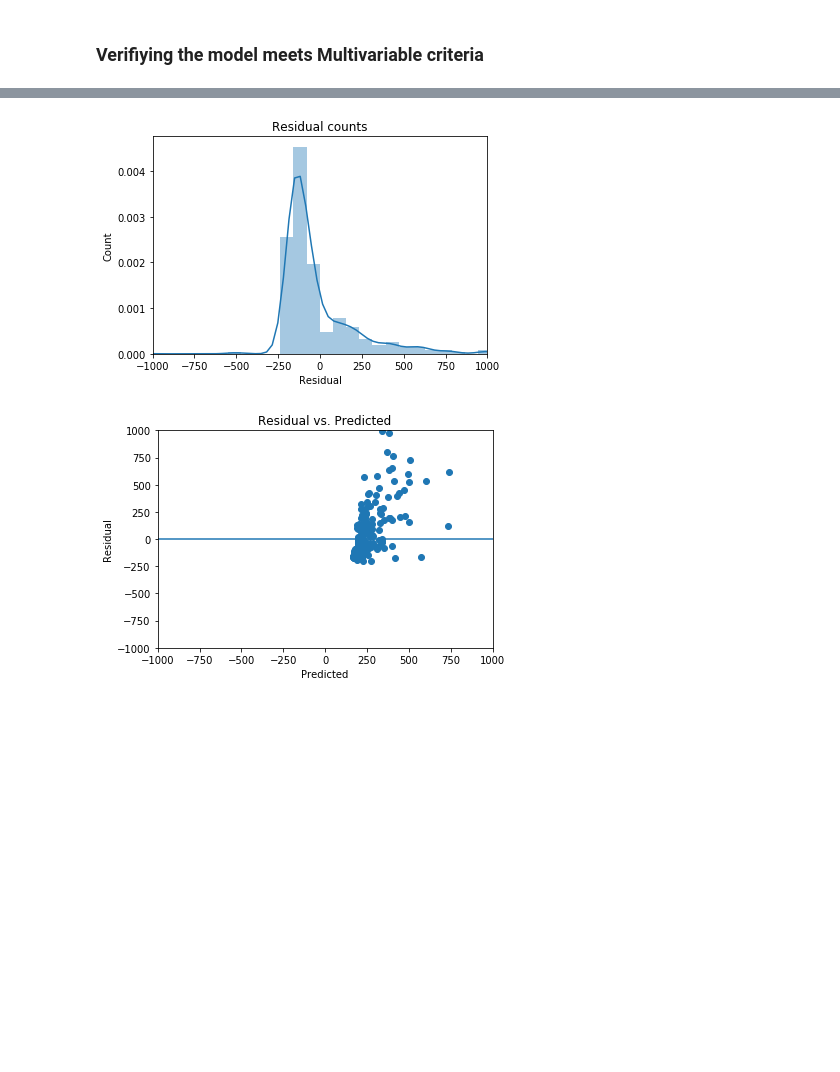
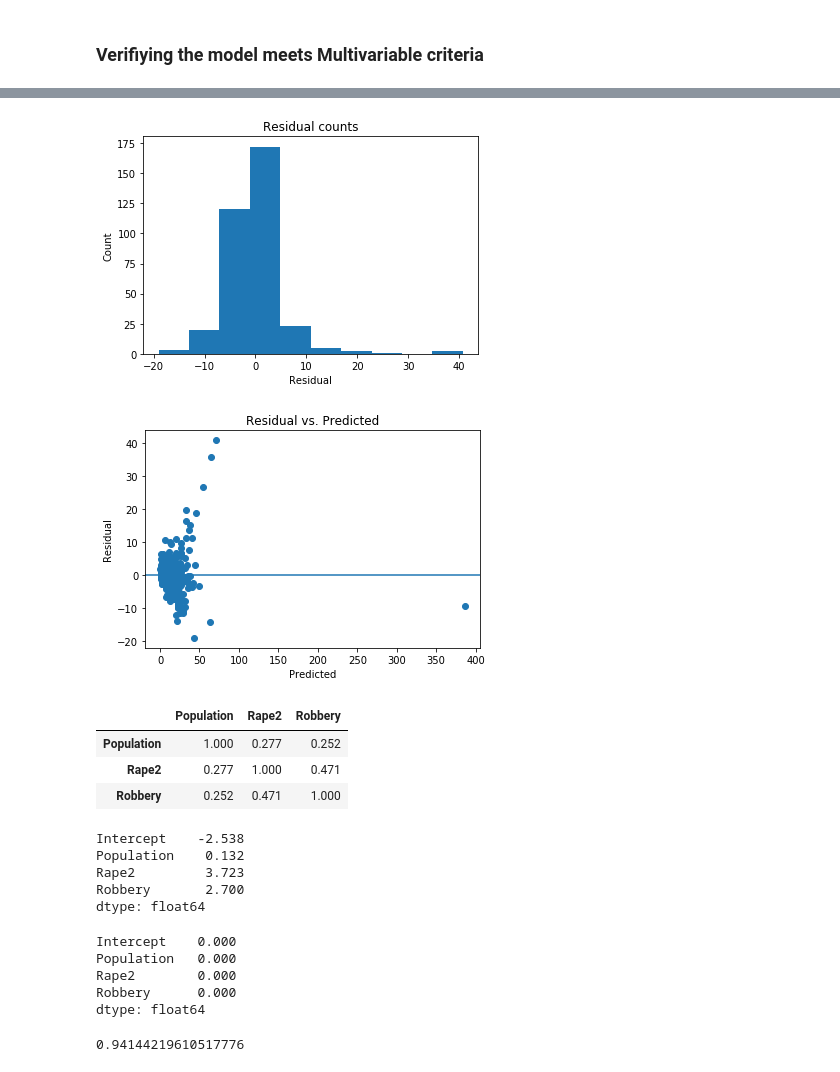
Before and after one commit to efuller11/Thinkful, a Jupyter notebook: Unit 2 Lesson 4 Challenge make your own regression model.ipynb, the cells around one changed output, grey strips where cells are left out. Drawn from its saved outputs; the diff is of its cells as text; code cells hidden in the pictures; blank space fills up the shorter version.

```diff
--- a/Unit 2 Lesson 4 Challenge make your own regression model.ipynb
+++ b/Unit 2 Lesson 4 Challenge make your own regression model.ipynb
@@ -49,7 +50,7 @@ fbi_data.columns = ['City', 'Population', 'ViolentCrime', 'Murder', 'Rape2', 'Ro
 fbi_data = fbi_data.fillna(0)
 # %%
 # Need to convert the column's data from strings
-fbi_data['Murder'] = fbi_data['Murder'].astype(int)
+
 fbi_data['Arson'] = fbi_data['Arson'].astype(int)
 fbi_data['Robbery'] = fbi_data['Robbery'].str.replace(',', '')
 fbi_data['Population'] = fbi_data['Population'].str.replace(',', '')
@@ -58,7 +59,8 @@ fbi_data['Population'] = fbi_data['Population'].astype(int)
 fbi_data['PropCrime'] = fbi_data['PropCrime'].str.replace(',', '')
 fbi_data['Larceny'] = fbi_data['Larceny'].str.replace(',', '')
 fbi_data['AutoTheft'] = fbi_data['AutoTheft'].str.replace(',', '')
-fbi_data['Burglary'] = fbi_data['Burglary'].str.replace(',', '')
+fbi_data['Rape2'] = fbi_data['Rape2'].str.replace(',', '')
 fbi_data['PropCrime'] = fbi_data['PropCrime'].astype(int)
+fbi_data['Rape2'] = fbi_data['Rape2'].astype(int)
 # %% [markdown]
 ###  Creating a new feature and fitting the model
@@ -77,8 +67,15 @@ See the caveats in the documentation: http://pandas.pydata.org/pandas-docs/stabl
+# %%
+fbi_data['Rape2'] = fbi_data['Rape2'].apply(lambda x: 1 if x >= 1 else 0)
+fbi_data['Robbery'] = fbi_data['Robbery'].apply(lambda x: 1 if x >= 1 else 0)
+new_fbi_data_col = ["Population", "Rape2", "PropCrime", 'Robbery']
+new_fbi_data = fbi_data[new_fbi_data_col]
 # %%
 regr = linear_model.LinearRegression()
-Y = new_data['PropCrime']
-X = new_data['Propertycrime'].values.reshape(-1, 1)
+Y = new_fbi_data['PropCrime'].values.reshape(-1, 1)
+X = new_fbi_data[["Population", "Rape2", "Robbery"]]
 regr.fit(X, Y)
+
+# Inspect the results.
 print('\nCoefficients: \n', regr.coef_)
 print('\nIntercept: \n', regr.intercept_)
 print('\nR-squared:')
@@ -104,0 +107,15 @@ residual = actual - predicted
+# %%
+new_data = new_fbi_data[(np.abs(stats.zscore(new_fbi_data)) <= 1.5).all(axis=1)]
+new_data = np.sqrt(new_fbi_data)
+Y = new_data['PropCrime'].values.reshape(-1, 1)
+X = new_data[["Population", "Rape2", "Robbery"]]
+regr.fit(X, Y)
+new_predicted = regr.predict(X).ravel()
+new_actual = new_data['PropCrime']
+# Calculate the error, also called the residual.
+new_res = new_actual - new_predicted
+# Inspect the results.
+print('\nCoefficients: \n', regr.coef_)
+print('\nIntercept: \n', regr.intercept_)
+print('\nR-squared:')
+print(regr.score(X, Y))
@@ -105,20 +137,28 @@ residual = actual - predicted
 # %%
-sns.distplot(residual)
+plt.hist(new_res)
 plt.title('Residual counts')
 plt.xlabel('Residual')
 plt.ylabel('Count')
-plt.xlim(-1000, 1000)
+
 plt.show()
 # %% [output]
-[figure, old version]
+[figure, new version]
 # %%
-plt.scatter(predicted, residual)
+# the errors are fairly consistent for the new predicted values
+plt.scatter(new_predicted, new_res)
 plt.xlabel('Predicted')
 plt.ylabel('Residual')
 plt.axhline(y=0)
 plt.title('Residual vs. Predicted')
-plt.xlim(-1000, 1000)
-plt.ylim(-1000, 1000)
 plt.show()
 # %% [output]
-[figure, old version]
+[figure, new version]
+# %%
+# there is low correlation between the features
+correlation_matrix = X.corr()
+display(correlation_matrix)
+# %% [output]
+|  | Population | Rape2 | Robbery |
+| Population | 1.000 | 0.277 | 0.252 |
+| Rape2 | 0.277 | 1.000 | 0.471 |
+| Robbery | 0.252 | 0.471 | 1.000 |
@@ -124,0 +168,22 @@ plt.show()
+# %%
+lm.params
+# %% [output]
+Intercept    -2.538
+Population    0.132
+Rape2         3.723
+Robbery       2.700
+dtype: float64
+# %%
+# p-values are under .05
+lm.pvalues
+# %% [output]
+Intercept    0.000
+Population   0.000
+Rape2        0.000
+Robbery      0.000
+dtype: float64
+# %%
+# r-squared is quite high
+lm.rsquared
+# %% [output]
+0.94144219610517776
```
Also changed, not shown: parts of 11 cells of this notebook, 4 other files.
